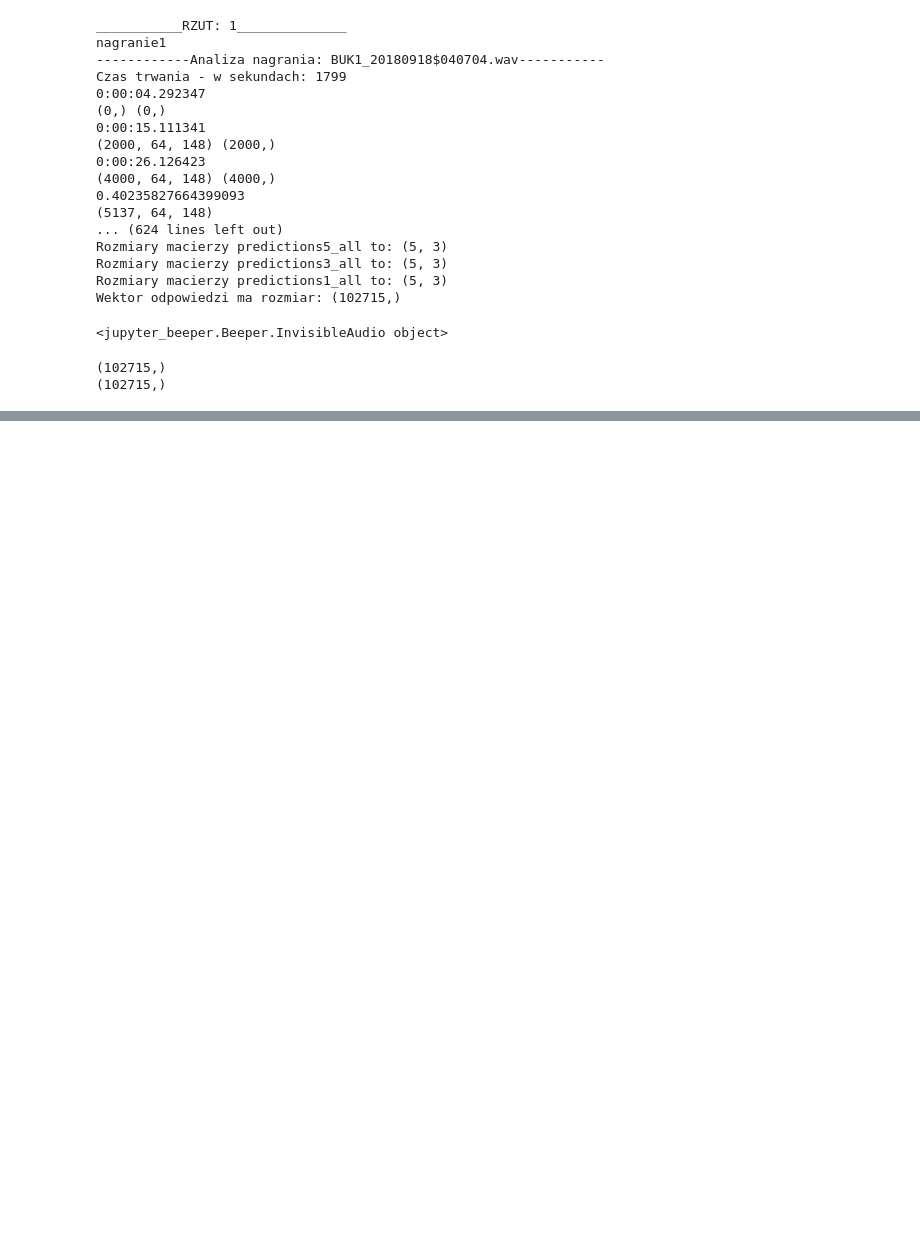
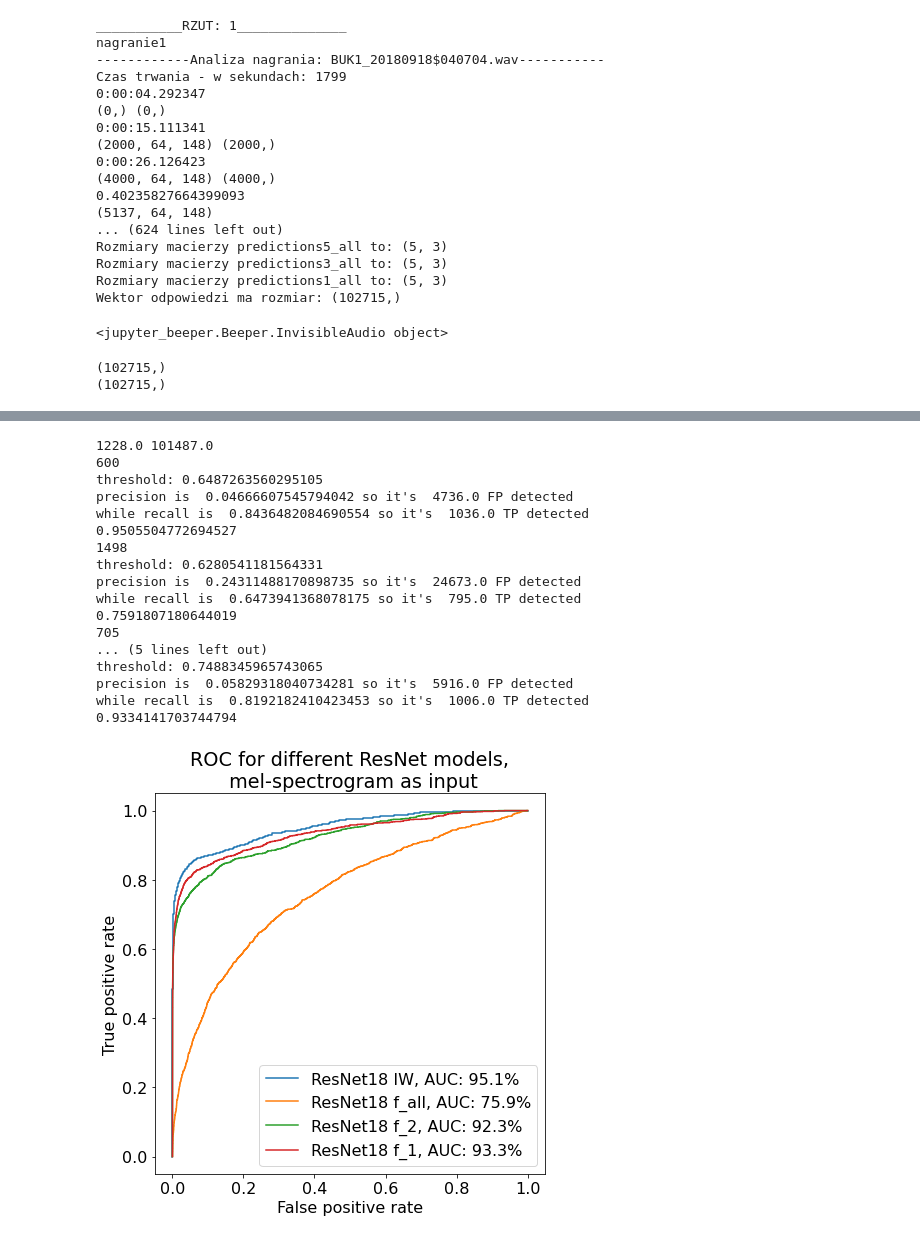
Before and after one commit to hannape/IBAC-Biodiv, a Jupyter notebook: FA_dorobienie_do_artykułu_.ipynb, the cells around one changed output, grey strips where cells are left out. Drawn from its saved outputs; the diff is of its cells as text; code cells hidden in the pictures; blank space fills up the shorter version.

```diff
--- a/FA_dorobienie_do_artykułu_.ipynb
+++ b/FA_dorobienie_do_artykułu_.ipynb
@@ -1278,0 +1369,8 @@ while recall is  0.8420195439739414 so it's  1034.0 TP detected
+# %%
+#train_the_same_3layers = the_same_3layers
+#print("treningowe, te same 3 warstwy?",train_the_same_3layers)
+
+#############################
+the_same_3layers = 1  # 1- tak, 0 -nie, spect, melspect, multitap
+#############################
+print("na predykcji, te same 3 warstwy?",the_same_3layers)
@@ -1278,0 +1598,72 @@ while recall is  0.8420195439739414 so it's  1034.0 TP detected
+# %%
+modele_0123 = np.load('drive/My Drive/models/models_from_PH_TF_melspect/transfer_learning_manytypes/2019_12_05/2020-10-28 19:44:50.655359-models0123-135ensemble-PREDSusrednione.npz', allow_pickle =True)
+
+predictions_five = modele_0123["predictions_five"][0:4]
+y_tests = modele_0123["y_tests"]
+# %%
+from sklearn.metrics import roc_curve
+import matplotlib
+import datetime
+positives = sum(y_tests)
+negatives = len(y_tests) - positives
+print(positives, negatives)
+auc_s = []
+
+
+font = {'family' : 'normal',
+        'size'   : 16}
+matplotlib.rc('font', **font)
+plt.figure(figsize=(7,7))
+
+for i in range(0,4):
+  fpr, tpr, thresholds = roc_curve(y_tests,predictions_five[i])
+
+  optimal_idx = np.argmax(tpr - fpr)
+  optimal_threshold = thresholds[optimal_idx]
+  print(optimal_idx)
+  print("threshold:", optimal_threshold)
+  print("precision is ", fpr[optimal_idx], "so it's ", fpr[optimal_idx]*negatives, "FP detected")
+  print("while recall is ", tpr[optimal_idx], "so it's ", tpr[optimal_idx]*positives, "TP detected")
+  auc_score_3 = roc_auc_score(y_tests,predictions_five[i])
+  print(auc_score_3)
+  auc_s.append(auc_score_3)
+
+  plt.plot(fpr, tpr)
+
+#plt.legend(["ResNet50 IW, AUC: %.1f%%" % (auc_s[0]*100),
+#            "ResNet18 NP, AUC: %.1f%%" % (auc_s[1]*100),
+#            "ResNet50 NP, AUC: %.1f%%" % (auc_s[2]*100)])
+
+#plt.legend(["ResNet18 IW, AUC: %.1f%%" % (auc_s[0]*100),
+#            "ResNet50 IW, AUC: %.1f%%" % (auc_s[1]*100),
+#            "ResNet18 NP, AUC: %.1f%%" % (auc_s[2]*100),
+#            "ResNet50 NP, AUC: %.1f%%" % (auc_s[3]*100)])
+
+plt.legend(["ResNet18 IW, AUC: %.1f%%" % (auc_s[0]*100),
+            "ResNet18 f_all, AUC: %.1f%%" % (auc_s[1]*100),
+            "ResNet18 f_2, AUC: %.1f%%" % (auc_s[2]*100),
+            "ResNet18 f_1, AUC: %.1f%%" % (auc_s[3]*100)])
+plt.ylabel('True positive rate')
+plt.xlabel('False positive rate')
+plt.title('ROC for different ResNet models,\n mel-spectrogram as input')
+#plt.show()
+plt.savefig('drive/My Drive/models/ResNet_freeze_'+ str(datetime.datetime.now()) + '.svg')
+# %% [output]
+1228.0 101487.0
+600
+threshold: 0.6487263560295105
+precision is  0.04666607545794042 so it's  4736.0 FP detected
+while recall is  0.8436482084690554 so it's  1036.0 TP detected
+0.9505504772694527
+1498
+threshold: 0.6280541181564331
+precision is  0.24311488170898735 so it's  24673.0 FP detected
+while recall is  0.6473941368078175 so it's  795.0 TP detected
+0.7591807180644019
+705
+... (5 lines left out)
+threshold: 0.7488345965743065
+precision is  0.05829318040734281 so it's  5916.0 FP detected
+while recall is  0.8192182410423453 so it's  1006.0 TP detected
+0.9334141703744794
+[figure, added]
```
Also changed, not shown: parts of 18 cells of this notebook.
